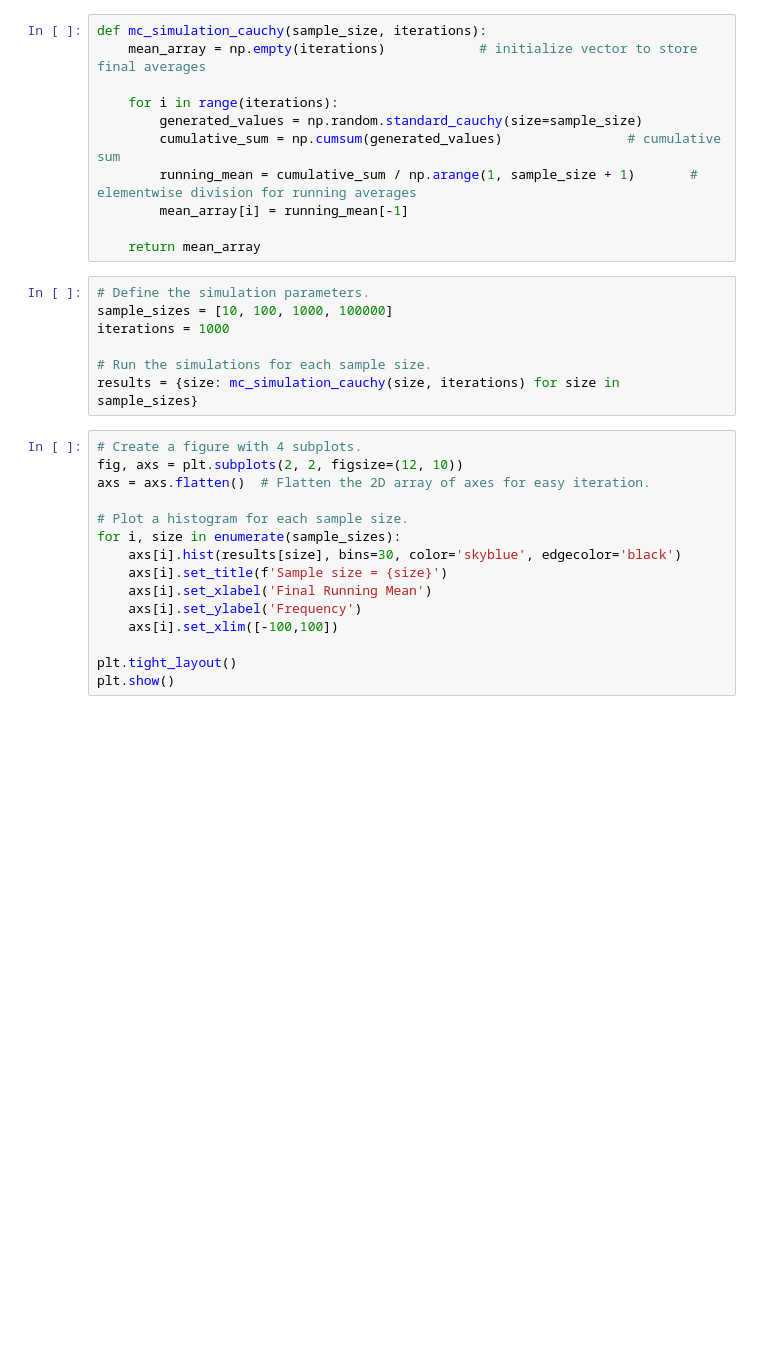
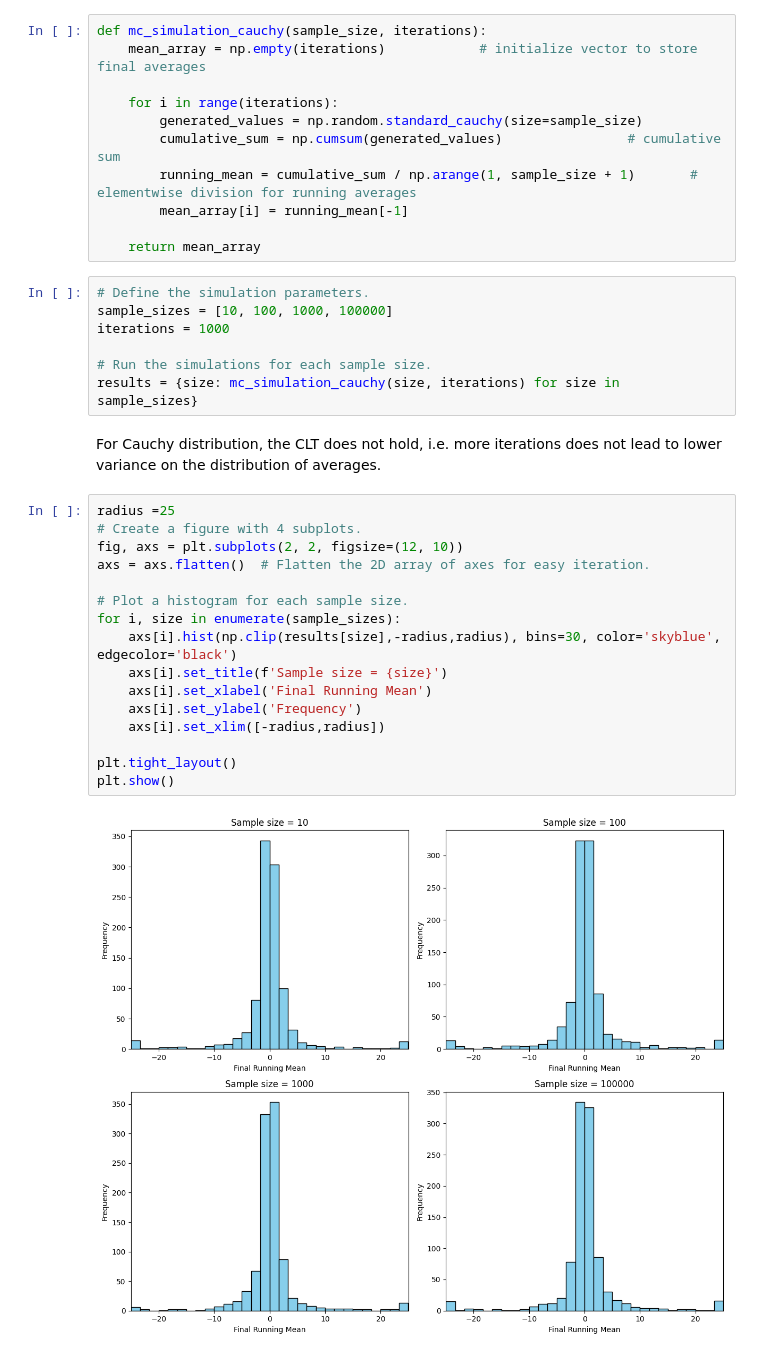
Before and after one commit to Naarsk/Economics, a Jupyter notebook: Finance/Empirical_Finance/Ex6.ipynb, the cells around one changed output. Cells and saved outputs as stored; diff of their text form; blank space fills up the shorter version.

```diff
--- a/Finance/Empirical_Finance/Ex6.ipynb
+++ b/Finance/Empirical_Finance/Ex6.ipynb
@@ -135,18 +146,23 @@ iterations = 1000
 
 # Run the simulations for each sample size.
 results = {size: mc_simulation_cauchy(size, iterations) for size in sample_sizes}
+# %% [markdown]
+For Cauchy distribution, the CLT does not hold, i.e. more iterations does not lead to lower variance on the distribution of averages.
 # %%
+radius =25
 # Create a figure with 4 subplots.
 fig, axs = plt.subplots(2, 2, figsize=(12, 10))
 axs = axs.flatten()  # Flatten the 2D array of axes for easy iteration.
 
 # Plot a histogram for each sample size.
 for i, size in enumerate(sample_sizes):
-    axs[i].hist(results[size], bins=30, color='skyblue', edgecolor='black')
+    axs[i].hist(np.clip(results[size],-radius,radius), bins=30, color='skyblue', edgecolor='black')
     axs[i].set_title(f'Sample size = {size}')
     axs[i].set_xlabel('Final Running Mean')
     axs[i].set_ylabel('Frequency')
-    axs[i].set_xlim([-100,100])
+    axs[i].set_xlim([-radius,radius])
 
 plt.tight_layout()
 plt.show()
+# %% [output]
+[figure, added]
```
Also changed, not shown: parts of 5 cells of this notebook.
